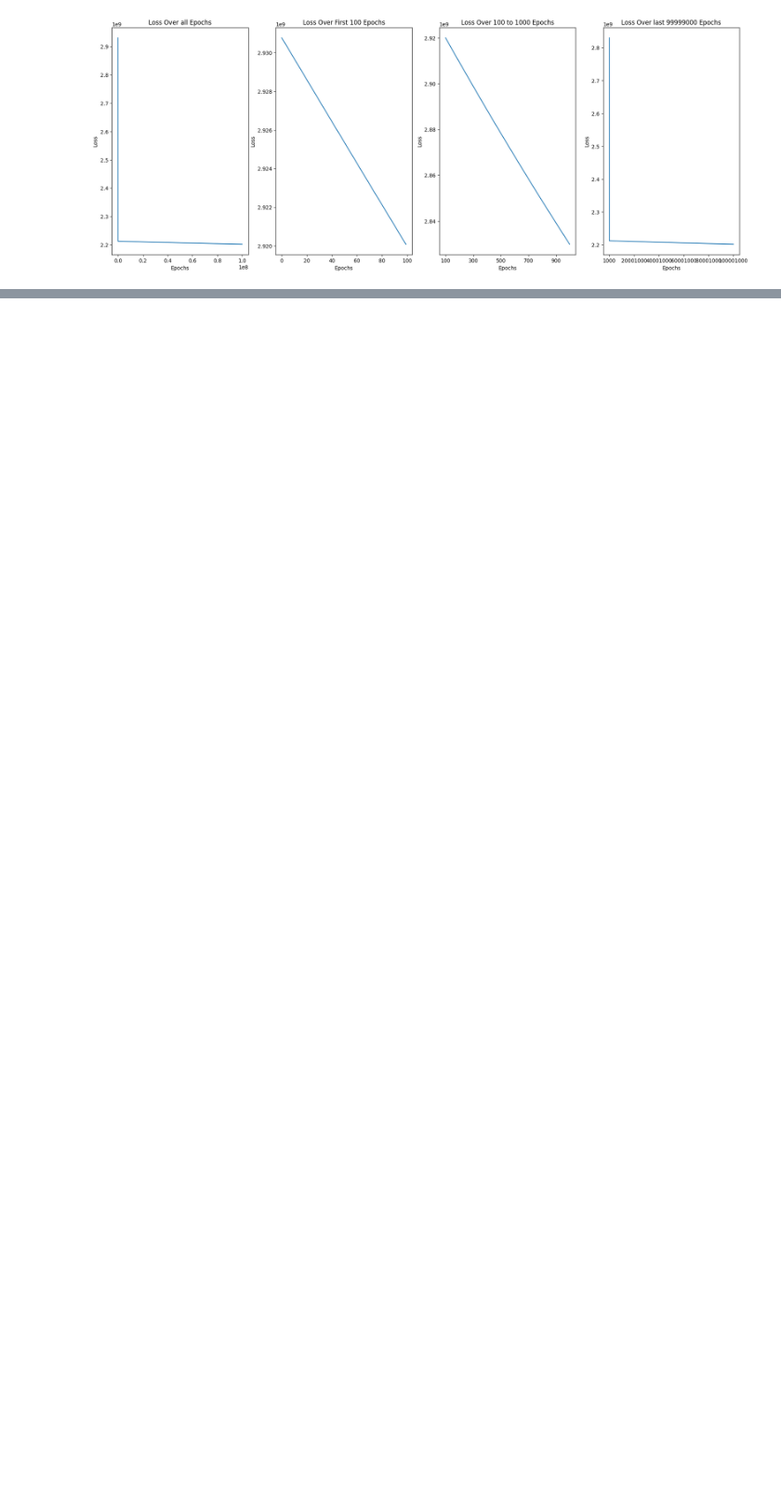
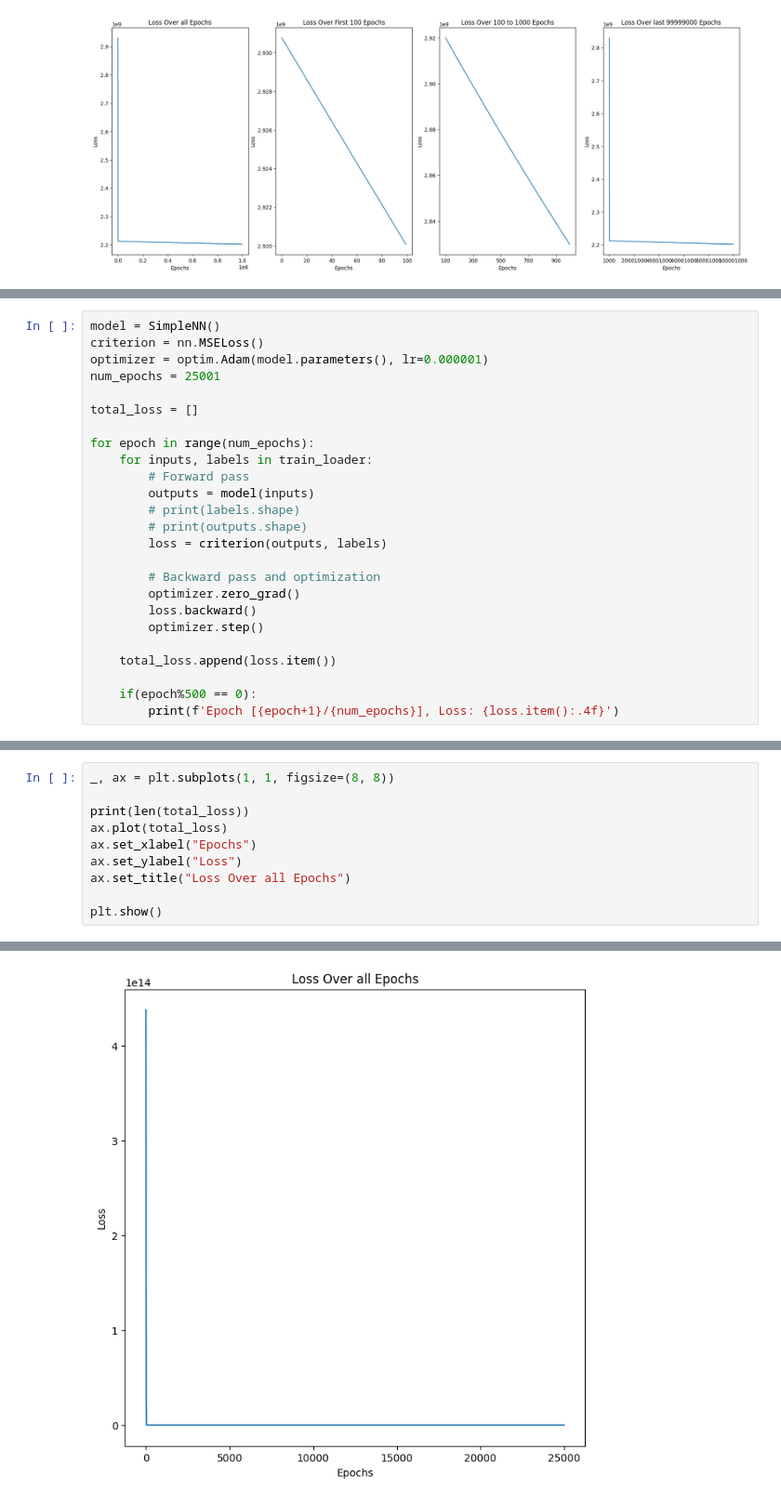
Before and after one commit to alec-luterman/320_final, a Jupyter notebook: 320_Final.ipynb, the cells around one changed output, grey strips where cells are left out. Shown at 93% size. Saved outputs shown, nothing was run; the diff lists cells and outputs as text; blank space fills up the shorter version.

```diff
--- a/320_Final.ipynb
+++ b/320_Final.ipynb
@@ -914,0 +956,25 @@ plt.show()
+# %%
+model = SimpleNN()
+criterion = nn.MSELoss()
+optimizer = optim.Adam(model.parameters(), lr=0.000001)
+num_epochs = 25001
+
+total_loss = []
+
+for epoch in range(num_epochs):
+    for inputs, labels in train_loader:
+        # Forward pass
+        outputs = model(inputs)
+        # print(labels.shape)
+        # print(outputs.shape)
+        loss = criterion(outputs, labels)
+
+        # Backward pass and optimization
+        optimizer.zero_grad()
+        loss.backward()
+        optimizer.step()
+
+    total_loss.append(loss.item())
+
+    if(epoch%500 == 0):
+        print(f'Epoch [{epoch+1}/{num_epochs}], Loss: {loss.item():.4f}')
@@ -914,0 +1024,11 @@ plt.show()
+# %%
+_, ax = plt.subplots(1, 1, figsize=(8, 8))
+
+print(len(total_loss))
+ax.plot(total_loss)
+ax.set_xlabel("Epochs")
+ax.set_ylabel("Loss")
+ax.set_title("Loss Over all Epochs")
+
+plt.show()
+# %% [output]
@@ -914,0 +1036 @@ plt.show()
+[figure, added]
```
Also changed, not shown: parts of 6 cells of this notebook.
